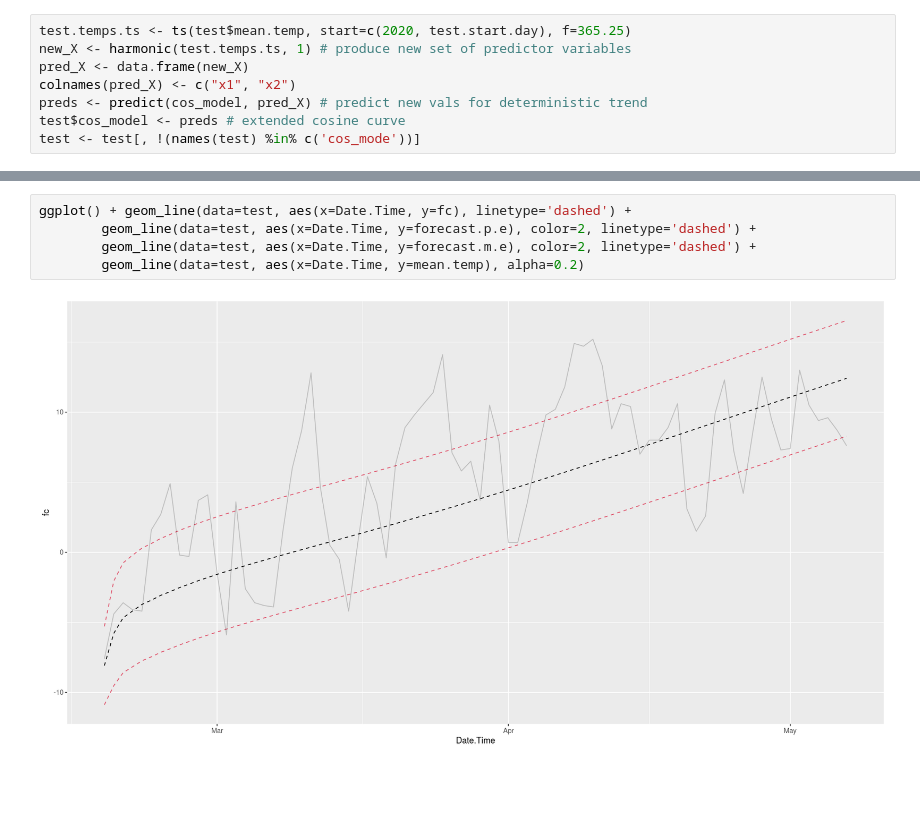
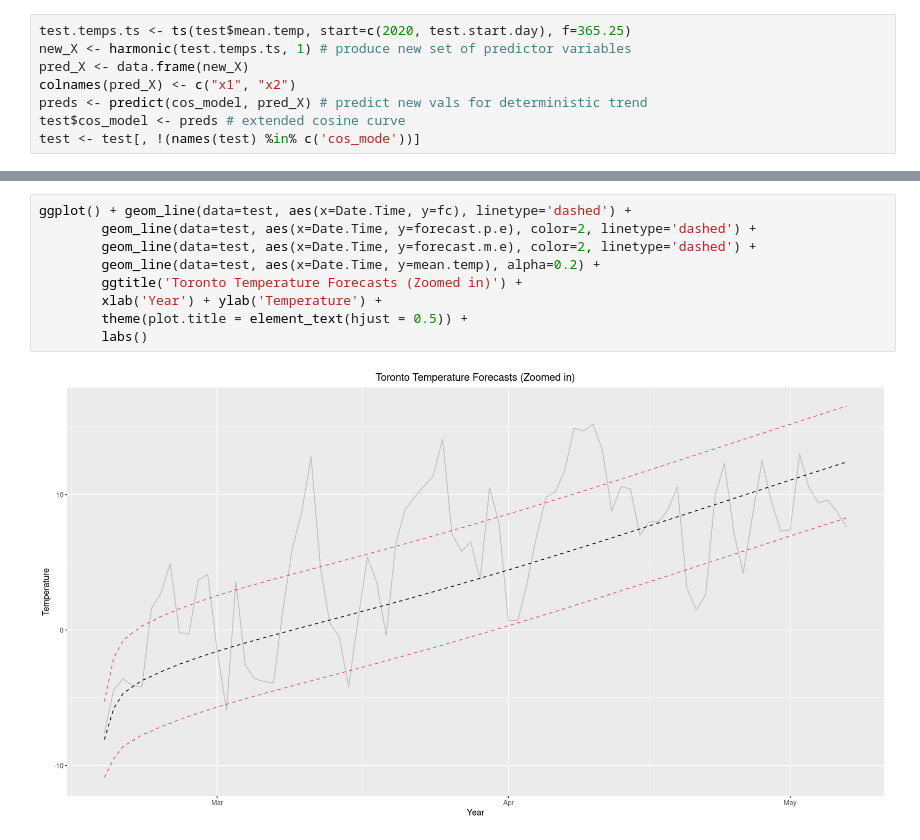
Before and after one commit to SebastianLech/toronto_temps, a Jupyter notebook: analysis_notebook.ipynb, the cells around one changed output, grey strips where cells are left out. Saved outputs shown, nothing was run; the diff lists cells and outputs as text; blank space fills up the shorter version.

```diff
--- a/analysis_notebook.ipynb
+++ b/analysis_notebook.ipynb
@@ -353,7 +333,11 @@ ggplot() + geom_line(data=train, aes(x=Date.Time, y=mean.temp)) +
 # %%
 ggplot() + geom_line(data=test, aes(x=Date.Time, y=fc), linetype='dashed') +
         geom_line(data=test, aes(x=Date.Time, y=forecast.p.e), color=2, linetype='dashed') +
         geom_line(data=test, aes(x=Date.Time, y=forecast.m.e), color=2, linetype='dashed') +
-        geom_line(data=test, aes(x=Date.Time, y=mean.temp), alpha=0.2)
+        geom_line(data=test, aes(x=Date.Time, y=mean.temp), alpha=0.2) +
+        ggtitle('Toronto Temperature Forecasts (Zoomed in)') +
+        xlab('Year') + ylab('Temperature') +
+        theme(plot.title = element_text(hjust = 0.5)) +
+        labs()
 # %% [output]
-[figure, old version]
+[figure, new version]
```
Also changed, not shown: parts of 36 cells of this notebook.
